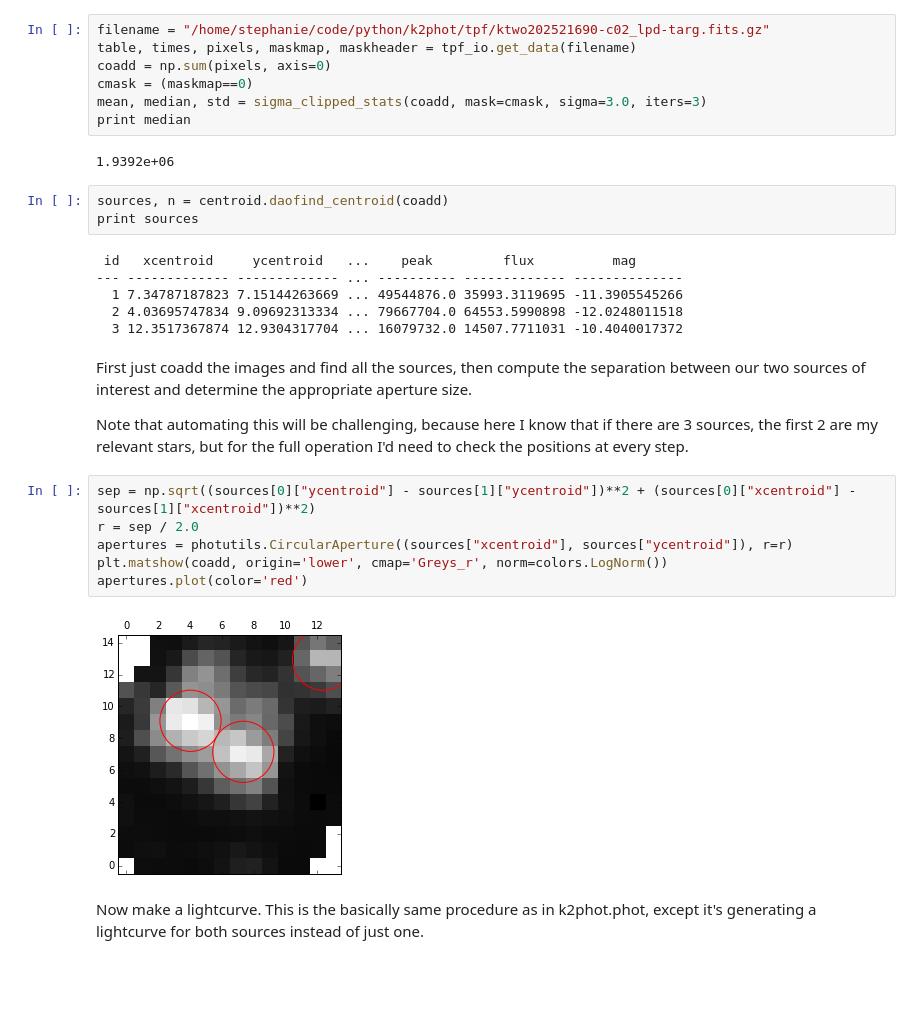
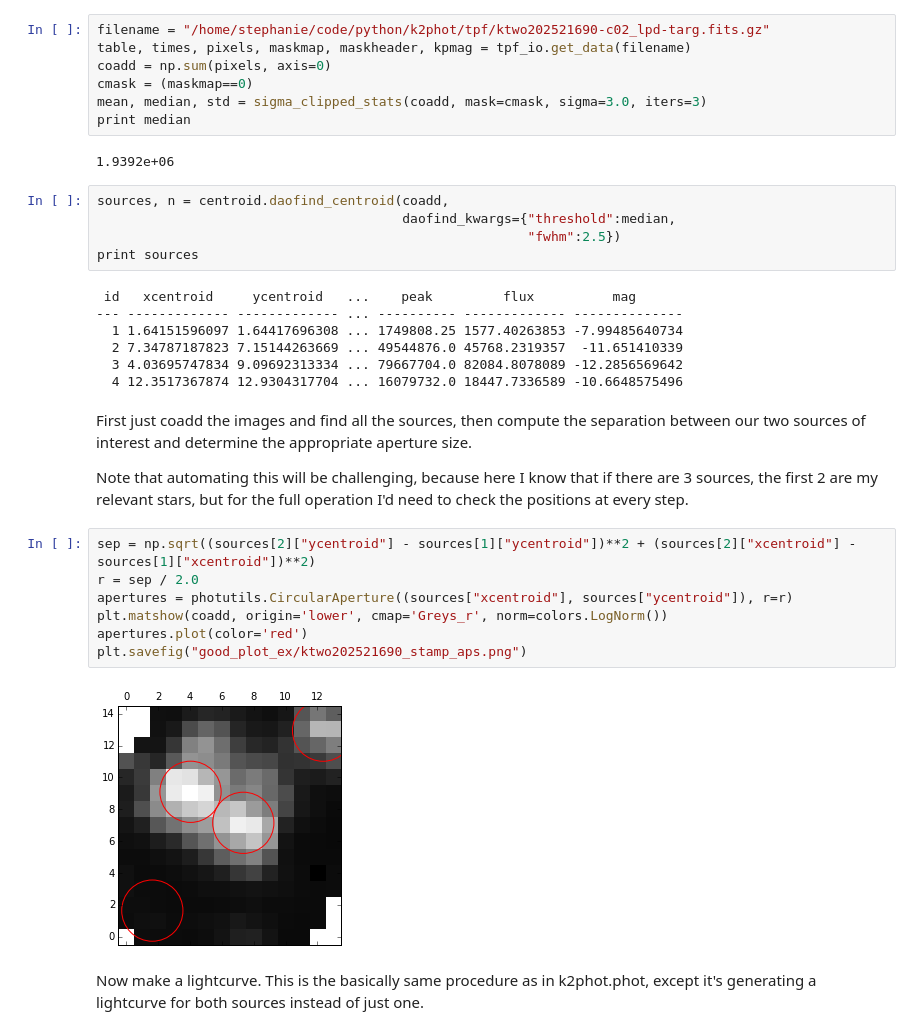
Before and after one commit to stephtdouglas/k2phot, a Jupyter notebook: centroid.ipynb, the cells around one changed output. Saved outputs shown, nothing was run; the diff lists cells and outputs as text; blank space fills up the shorter version.

```diff
--- a/centroid.ipynb
+++ b/centroid.ipynb
@@ -214,7 +214,7 @@ Elliptical apertures are probably too complex to try for nearby stars. I'd have
 Therefore, let's try computing circular apertures for a pair of nearby stars. The radius of their apertures should be half the distance between them (which works in this case because they're similar in brightness and separated by a few pixels)
 # %%
 filename = "/home/stephanie/code/python/k2phot/tpf/ktwo202521690-c02_lpd-targ.fits.gz"
-table, times, pixels, maskmap, maskheader = tpf_io.get_data(filename)
+table, times, pixels, maskmap, maskheader, kpmag = tpf_io.get_data(filename)
 coadd = np.sum(pixels, axis=0)
 cmask = (maskmap==0)
 mean, median, std = sigma_clipped_stats(coadd, mask=cmask, sigma=3.0, iters=3)
@@ -222,26 +222,30 @@ print median
 # %% [output]
 1.9392e+06
 # %%
-sources, n = centroid.daofind_centroid(coadd)
+sources, n = centroid.daofind_centroid(coadd,
+                                       daofind_kwargs={"threshold":median,
+                                                       "fwhm":2.5})
 print sources
 # %% [output]
  id   xcentroid     ycentroid   ...    peak         flux          mag
 --- ------------- ------------- ... ---------- ------------- --------------
-  1 7.34787187823 7.15144263669 ... 49544876.0 35993.3119695 -11.3905545266
-  2 4.03695747834 9.09692313334 ... 79667704.0 64553.5990898 -12.0248011518
-  3 12.3517367874 12.9304317704 ... 16079732.0 14507.7711031 -10.4040017372
+  1 1.64151596097 1.64417696308 ... 1749808.25 1577.40263853 -7.99485640734
+  2 7.34787187823 7.15144263669 ... 49544876.0 45768.2319357  -11.651410339
+  3 4.03695747834 9.09692313334 ... 79667704.0 82084.8078089 -12.2856569642
+  4 12.3517367874 12.9304317704 ... 16079732.0 18447.7336589 -10.6648575496
 # %% [markdown]
 First just coadd the images and find all the sources, then compute the separation between our two sources of interest and determine the appropriate aperture size.
 
 Note that automating this will be challenging, because here I know that if there are 3 sources, the first 2 are my relevant stars, but for the full operation I'd need to check the positions at every step.
 # %%
-sep = np.sqrt((sources[0]["ycentroid"] - sources[1]["ycentroid"])**2 + (sources[0]["xcentroid"] - sources[1]["xcentroid"])**2)
+sep = np.sqrt((sources[2]["ycentroid"] - sources[1]["ycentroid"])**2 + (sources[2]["xcentroid"] - sources[1]["xcentroid"])**2)
 r = sep / 2.0
 apertures = photutils.CircularAperture((sources["xcentroid"], sources["ycentroid"]), r=r)
 plt.matshow(coadd, origin='lower', cmap='Greys_r', norm=colors.LogNorm())
 apertures.plot(color='red')
+plt.savefig("good_plot_ex/ktwo202521690_stamp_aps.png")
 # %% [output]
-[figure, old version]
+[figure, new version]
 # %% [markdown]
 Now make a lightcurve. This is the basically same procedure as in k2phot.phot, except it's generating a lightcurve for both sources instead of just one.
 # %%
```
Also changed, not shown: parts of 4 cells of this notebook.
